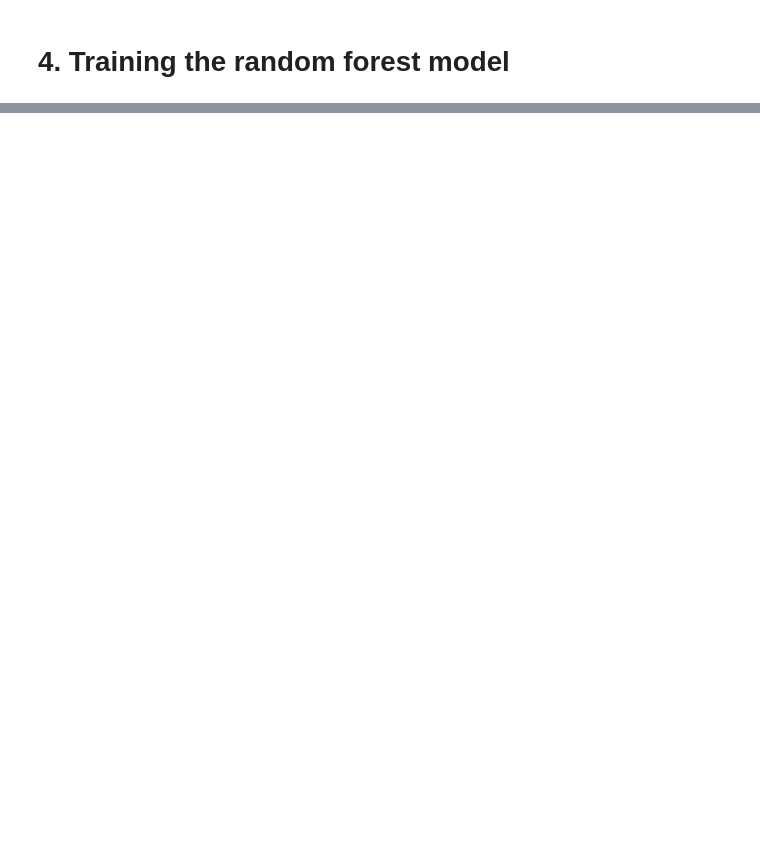
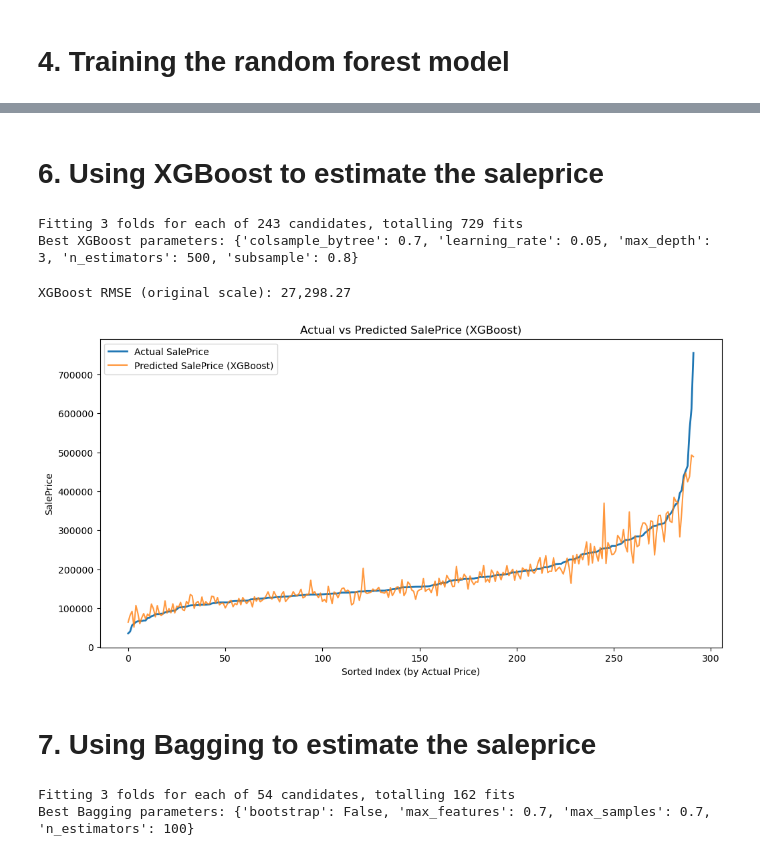
Before and after one commit to jerrell-y/house-price-estimation, a Jupyter notebook: House price estimation.ipynb, the cells around one changed output, grey strips where cells are left out. Saved outputs shown, nothing was run; the diff lists cells and outputs as text; code cells hidden in the pictures; blank space fills up the shorter version.

```diff
--- a/House price estimation.ipynb
+++ b/House price estimation.ipynb
@@ -195,0 +216,78 @@ plt.show()
+# %% [markdown]
+# 6. Using XGBoost to estimate the saleprice
+# %%
+# Set up the algorithm for XGBoost
+xgb_model = XGBRegressor(objective='reg:squarederror', random_state=42, n_jobs=-1)
+
+param_grid = {
+    'n_estimators': [100, 300, 500],
+    'max_depth': [3, 5, 7],
+    'learning_rate': [0.01, 0.05, 0.1],
+    'subsample': [0.7, 0.8, 1.0],
+    'colsample_bytree': [0.7, 0.8, 1.0]
+}
+
+grid_search_xgb = GridSearchCV(
+    estimator=xgb_model,
+    param_grid=param_grid,
+    cv=3,
+    scoring='neg_root_mean_squared_error',
+    verbose=2,
+    n_jobs=-1
+)
+
+grid_search_xgb.fit(X_train, y_train)
+print("Best XGBoost parameters:", grid_search_xgb.best_params_)
+# %% [output]
+Fitting 3 folds for each of 243 candidates, totalling 729 fits
+Best XGBoost parameters: {'colsample_bytree': 0.7, 'learning_rate': 0.05, 'max_depth': 3, 'n_estimators': 500, 'subsample': 0.8}
+# %%
+best_xgb_model = grid_search_xgb.best_estimator_
+xgb_rmse, y_test_actual_xgb, y_test_pred_xgb = evaluate_rmse(
+    model=best_xgb_model,
+    X_test=X_test,
+    y_test=y_test
+)
+
+print(f"XGBoost RMSE (original scale): {xgb_rmse:,.2f}")
+# %% [output]
+XGBoost RMSE (original scale): 27,298.27
+# %%
+plot_actual_vs_predicted(
+    y_actual=y_test_actual_xgb,
+    y_pred=y_test_pred_xgb,
+    model_name="XGBoost"
+)
+# %% [output]
+[figure, added]
+# %% [markdown]
+# 7. Using Bagging to estimate the saleprice
+# %%
+# Set up the algorithm for bagging
+bagging_model = BaggingRegressor(
+    estimator=DecisionTreeRegressor(random_state=42),
+    random_state=42,
+    n_jobs=-1
+)
+
+param_grid_bag = {
+    'n_estimators': [50, 100, 200],
+    'max_samples': [0.7, 0.8, 1.0],
+    'max_features': [0.7, 0.8, 1.0],
+    'bootstrap': [True, False]
+}
+
+grid_search_bag = GridSearchCV(
+    estimator=bagging_model,
+    param_grid=param_grid_bag,
+    cv=3,
+    scoring='neg_root_mean_squared_error',
+    verbose=2,
+    n_jobs=-1
+)
+
+grid_search_bag.fit(X_train, y_train)
+print("Best Bagging parameters:", grid_search_bag.best_params_)
+# %% [output]
+Fitting 3 folds for each of 54 candidates, totalling 162 fits
+Best Bagging parameters: {'bootstrap': False, 'max_features': 0.7, 'max_samples': 0.7, 'n_estimators': 100}
```
Also changed, not shown: parts of 20 cells of this notebook.
